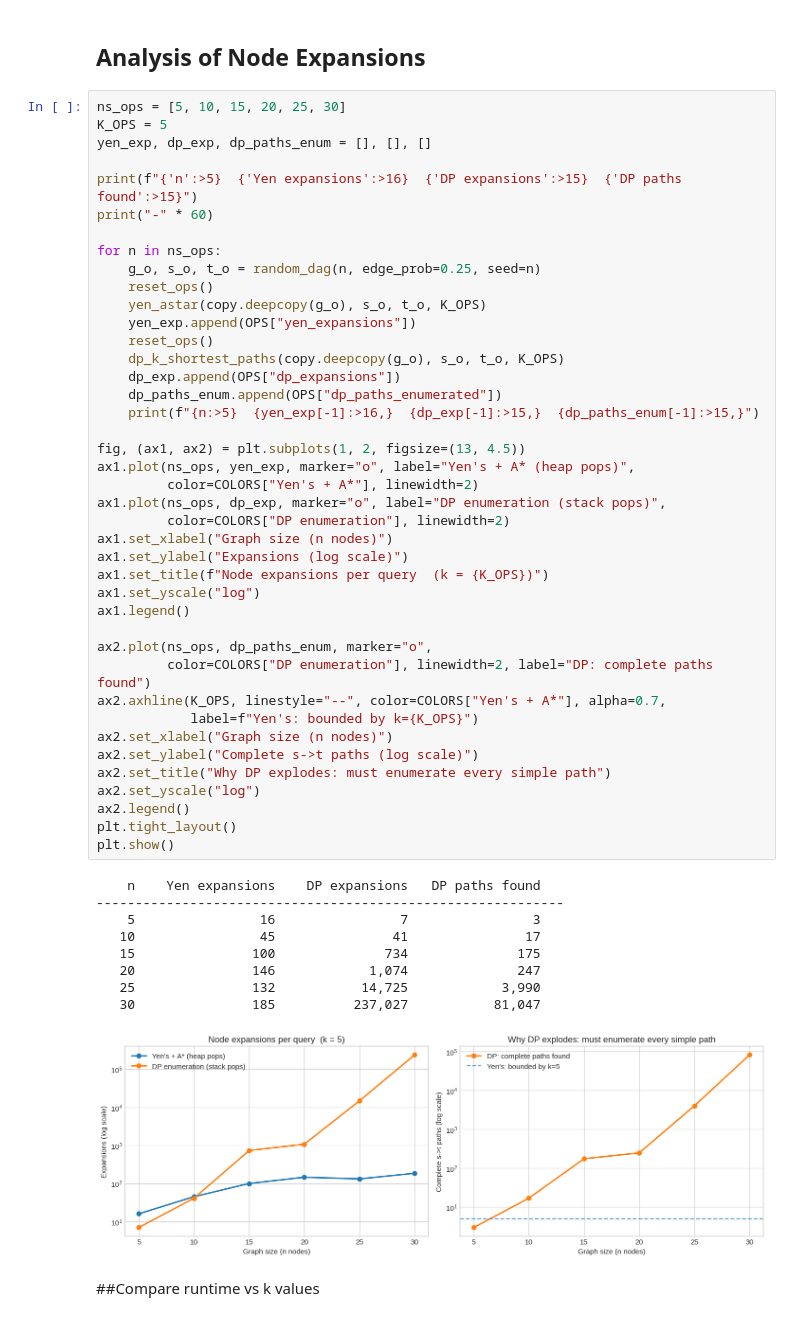
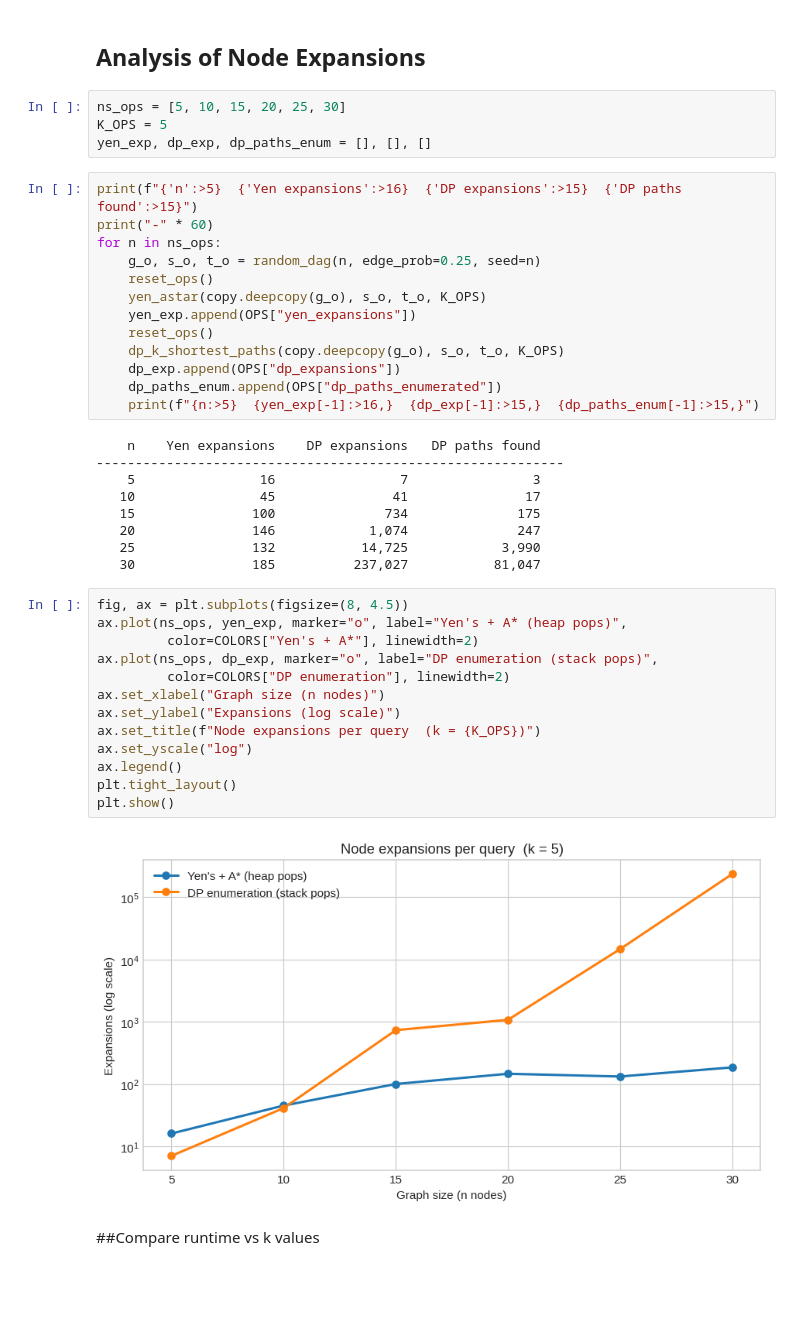
Before and after one commit to etheldachen-gh/CSCI323-FT12-KShortestPaths, a Jupyter notebook: CSCI323_FT12.ipynb, the cells around one changed output. Drawn from its saved outputs; the diff is of its cells as text; blank space fills up the shorter version.

Commit message:
Add files via upload
Uploaded FINAL commented code for K shortest path algorithms implementation and comparison

```diff
--- a/CSCI323_FT12.ipynb
+++ b/CSCI323_FT12.ipynb
@@ -723,13 +1077,12 @@ Scaling benchmark (k=5, edge_prob=0.25, 3 repeats each)
 # %% [markdown]
 ## Analysis of Node Expansions
+# %%
+ns_ops = [5, 10, 15, 20, 25, 30]
+K_OPS = 5
+yen_exp, dp_exp, dp_paths_enum = [], [], []
 # %%
-ns_ops = [5, 10, 15, 20, 25, 30]
-K_OPS = 5
-yen_exp, dp_exp, dp_paths_enum = [], [], []
-
 print(f"{'n':>5}  {'Yen expansions':>16}  {'DP expansions':>15}  {'DP paths found':>15}")
 print("-" * 60)
-
 for n in ns_ops:
     g_o, s_o, t_o = random_dag(n, edge_prob=0.25, seed=n)
     reset_ops()
@@ -740,29 +1093,6 @@ for n in ns_ops:
     dp_exp.append(OPS["dp_expansions"])
     dp_paths_enum.append(OPS["dp_paths_enumerated"])
     print(f"{n:>5}  {yen_exp[-1]:>16,}  {dp_exp[-1]:>15,}  {dp_paths_enum[-1]:>15,}")
-
-fig, (ax1, ax2) = plt.subplots(1, 2, figsize=(13, 4.5))
-ax1.plot(ns_ops, yen_exp, marker="o", label="Yen's + A* (heap pops)",
-         color=COLORS["Yen's + A*"], linewidth=2)
-ax1.plot(ns_ops, dp_exp, marker="o", label="DP enumeration (stack pops)",
-         color=COLORS["DP enumeration"], linewidth=2)
-ax1.set_xlabel("Graph size (n nodes)")
-ax1.set_ylabel("Expansions (log scale)")
-ax1.set_title(f"Node expansions per query  (k = {K_OPS})")
-ax1.set_yscale("log")
-ax1.legend()
-
-ax2.plot(ns_ops, dp_paths_enum, marker="o",
-         color=COLORS["DP enumeration"], linewidth=2, label="DP: complete paths found")
-ax2.axhline(K_OPS, linestyle="--", color=COLORS["Yen's + A*"], alpha=0.7,
-            label=f"Yen's: bounded by k={K_OPS}")
-ax2.set_xlabel("Graph size (n nodes)")
-ax2.set_ylabel("Complete s->t paths (log scale)")
-ax2.set_title("Why DP explodes: must enumerate every simple path")
-ax2.set_yscale("log")
-ax2.legend()
-plt.tight_layout()
-plt.show()
 # %% [output]
     n    Yen expansions    DP expansions   DP paths found
 ------------------------------------------------------------
@@ -772,7 +1102,21 @@ plt.show()
    20               146            1,074              247
    25               132           14,725            3,990
    30               185          237,027           81,047
-[figure, removed]
+# %%
+fig, ax = plt.subplots(figsize=(8, 4.5))
+ax.plot(ns_ops, yen_exp, marker="o", label="Yen's + A* (heap pops)",
+         color=COLORS["Yen's + A*"], linewidth=2)
+ax.plot(ns_ops, dp_exp, marker="o", label="DP enumeration (stack pops)",
+         color=COLORS["DP enumeration"], linewidth=2)
+ax.set_xlabel("Graph size (n nodes)")
+ax.set_ylabel("Expansions (log scale)")
+ax.set_title(f"Node expansions per query  (k = {K_OPS})")
+ax.set_yscale("log")
+ax.legend()
+plt.tight_layout()
+plt.show()
+# %% [output]
+[figure, added]
 # %% [markdown]
 ##Compare runtime vs k values
 # %%
```
Also changed, not shown: parts of 69 cells of this notebook.
